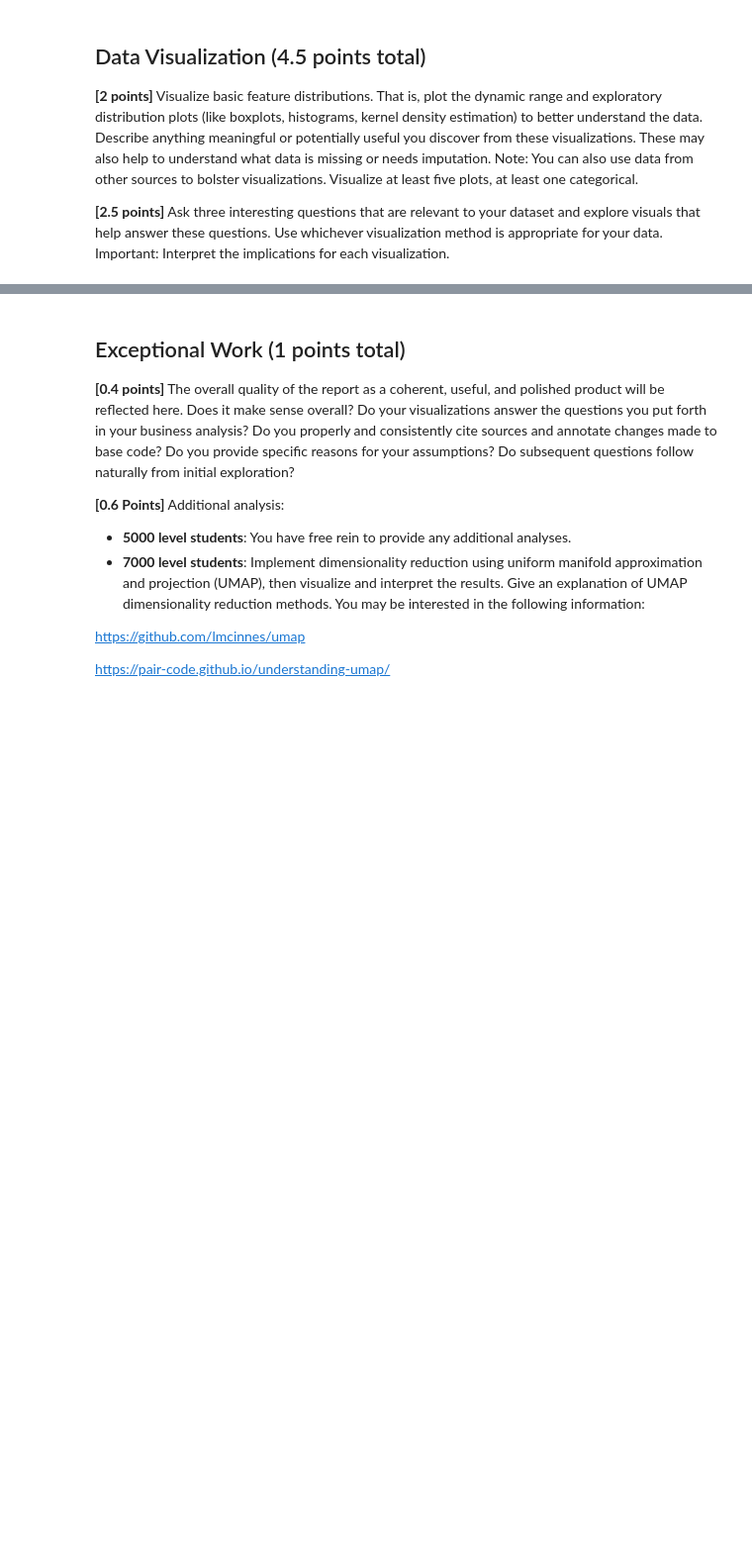
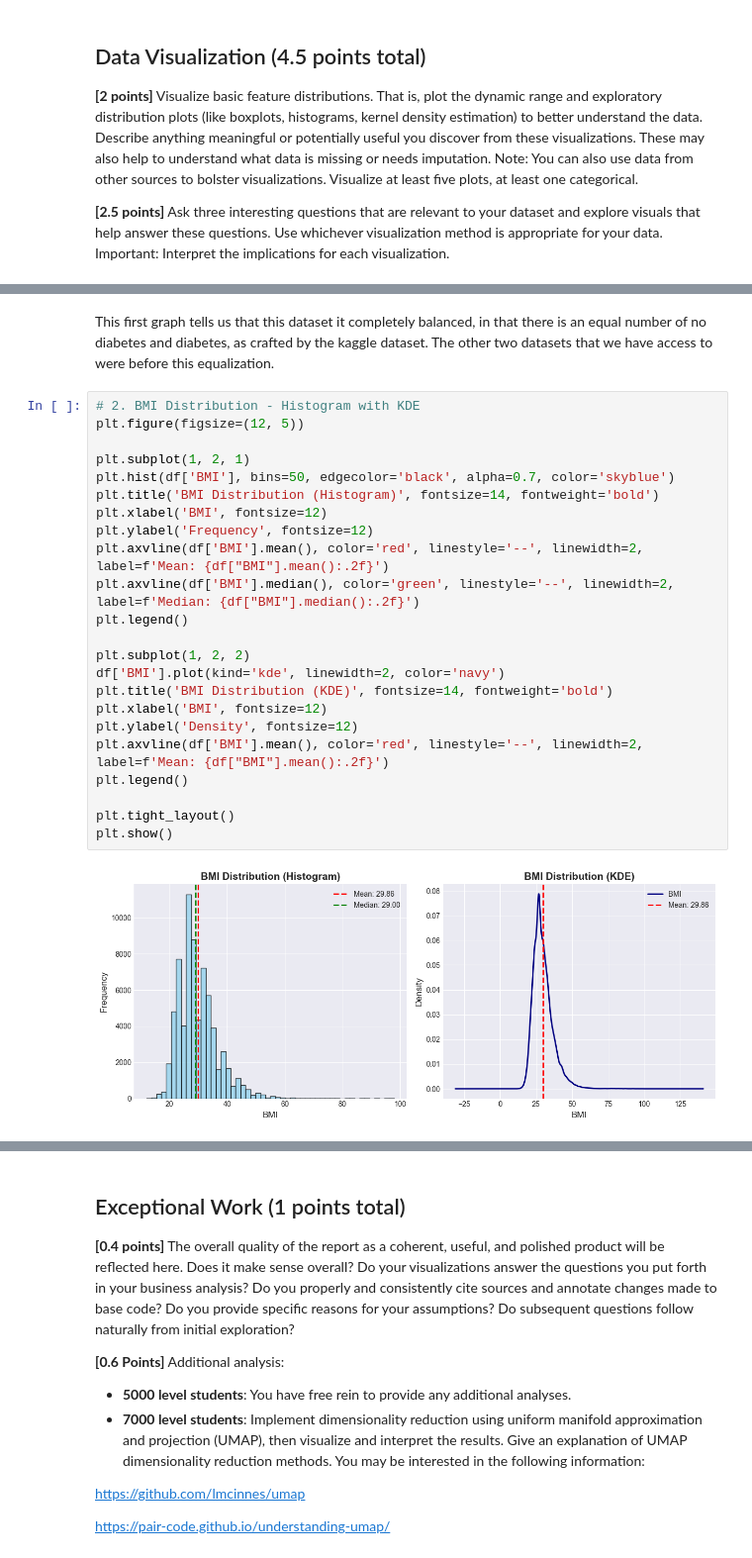
Before and after one commit to Jadonsw123/MachineLearning2026Lab1, a Jupyter notebook: 2026lab1.ipynb, the cells around one changed output, grey strips where cells are left out. Shown at 99% size. Drawn from its saved outputs; the diff is of its cells as text; blank space fills up the shorter version.

```diff
--- a/2026lab1.ipynb
+++ b/2026lab1.ipynb
@@ -315,0 +331,27 @@ Ready for custom visualizations!
+# %% [markdown]
+This first graph tells us that this dataset it completely balanced, in that there is an equal number of no diabetes and diabetes, as crafted by the kaggle dataset. The other two datasets that we have access to were before this equalization.
+# %%
+# 2. BMI Distribution - Histogram with KDE
+plt.figure(figsize=(12, 5))
+
+plt.subplot(1, 2, 1)
+plt.hist(df['BMI'], bins=50, edgecolor='black', alpha=0.7, color='skyblue')
+plt.title('BMI Distribution (Histogram)', fontsize=14, fontweight='bold')
+plt.xlabel('BMI', fontsize=12)
+plt.ylabel('Frequency', fontsize=12)
+plt.axvline(df['BMI'].mean(), color='red', linestyle='--', linewidth=2, label=f'Mean: {df["BMI"].mean():.2f}')
+plt.axvline(df['BMI'].median(), color='green', linestyle='--', linewidth=2, label=f'Median: {df["BMI"].median():.2f}')
+plt.legend()
+
+plt.subplot(1, 2, 2)
+df['BMI'].plot(kind='kde', linewidth=2, color='navy')
+plt.title('BMI Distribution (KDE)', fontsize=14, fontweight='bold')
+plt.xlabel('BMI', fontsize=12)
+plt.ylabel('Density', fontsize=12)
+plt.axvline(df['BMI'].mean(), color='red', linestyle='--', linewidth=2, label=f'Mean: {df["BMI"].mean():.2f}')
+plt.legend()
+
+plt.tight_layout()
+plt.show()
+# %% [output]
+[figure, added]
```
Also changed, not shown: parts of 37 cells of this notebook.
